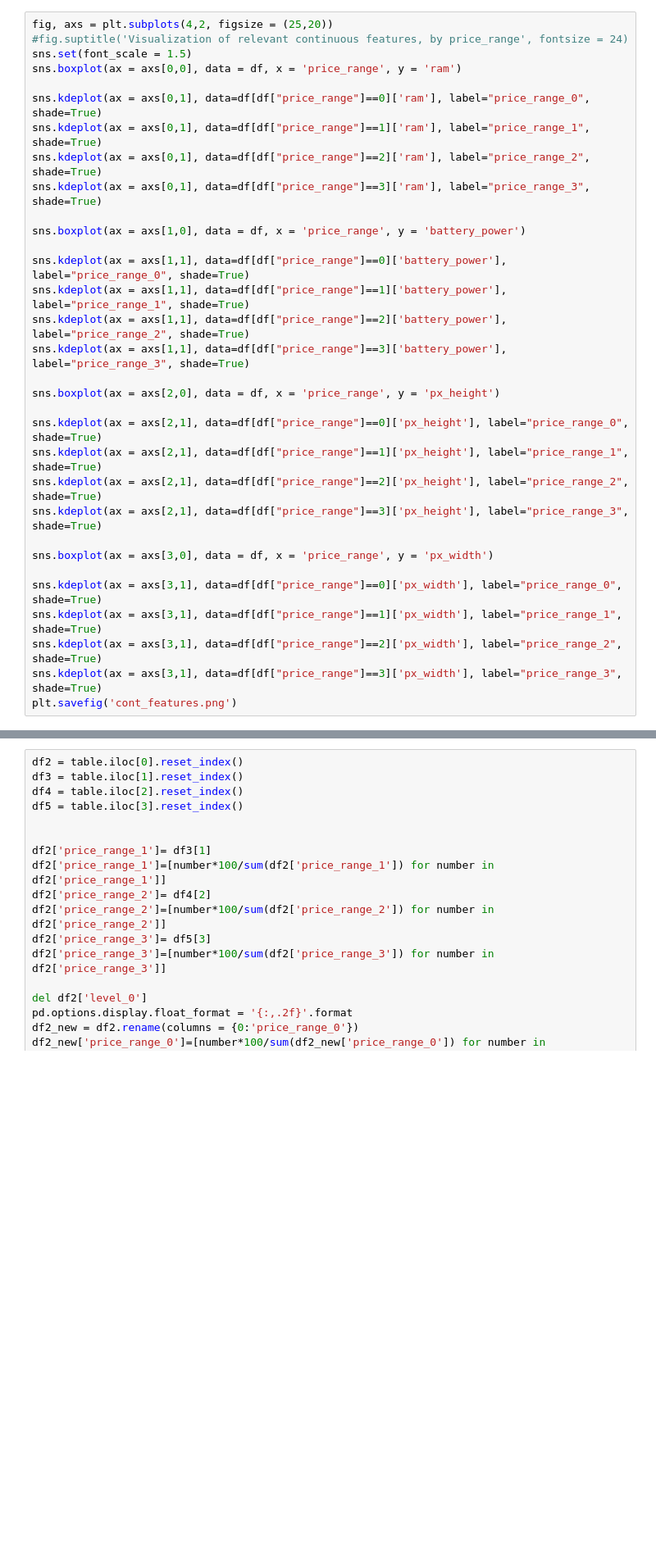
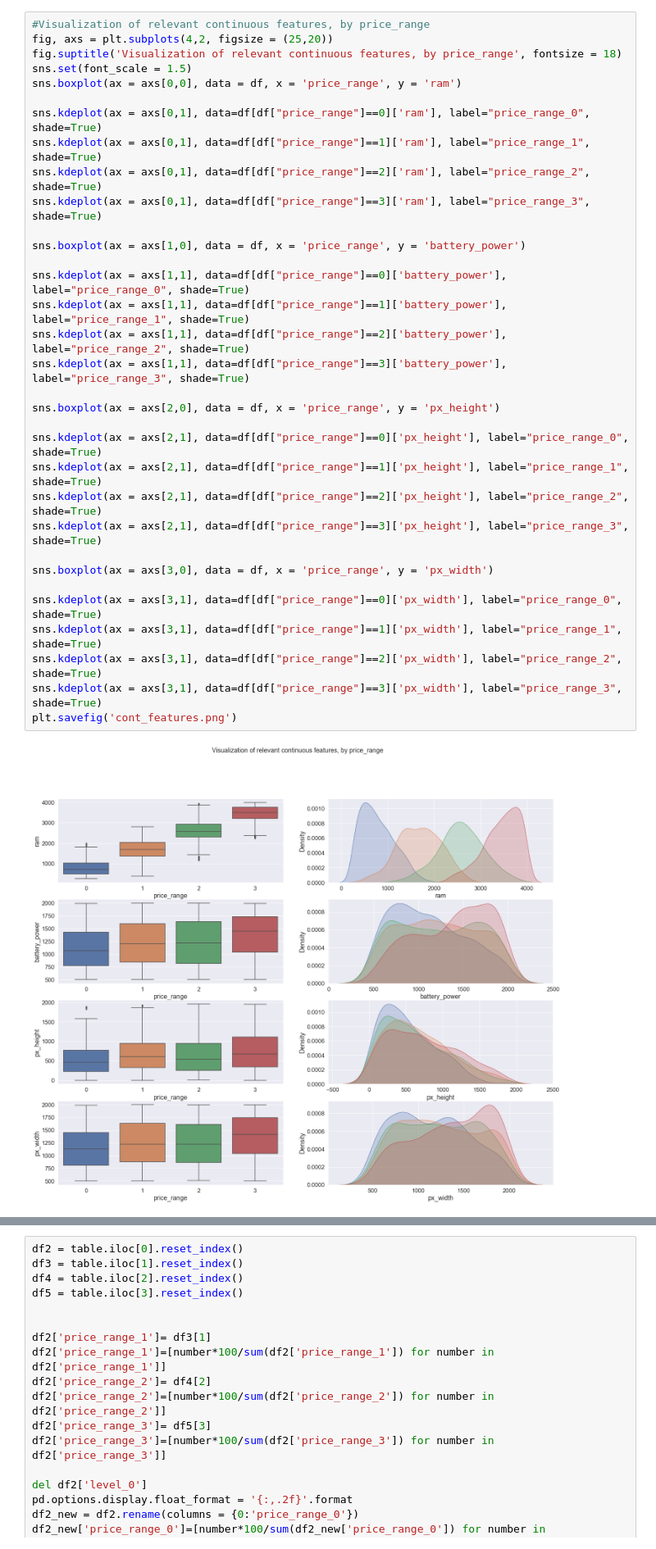
Before and after one commit to pprochon/Data_visualisation, a Jupyter notebook: Mobile_visualization.ipynb, the cells around one changed output, grey strips where cells are left out. Shown at 82% size. Saved outputs shown, nothing was run; the diff lists cells and outputs as text; blank space fills up the shorter version.

```diff
--- a/Mobile_visualization.ipynb
+++ b/Mobile_visualization.ipynb
@@ -66,33 +69,36 @@ plt.savefig('heatmap.png')
 # %%
+#Visualization of relevant continuous features, by price_range
 fig, axs = plt.subplots(4,2, figsize = (25,20))
-#fig.suptitle('Visualization of relevant continuous features, by price_range', fontsize = 24)
+fig.suptitle('Visualization of relevant continuous features, by price_range', fontsize = 18)
 sns.set(font_scale = 1.5)
 sns.boxplot(ax = axs[0,0], data = df, x = 'price_range', y = 'ram')
 
 sns.kdeplot(ax = axs[0,1], data=df[df["price_range"]==0]['ram'], label="price_range_0", shade=True)
 sns.kdeplot(ax = axs[0,1], data=df[df["price_range"]==1]['ram'], label="price_range_1", shade=True)
 sns.kdeplot(ax = axs[0,1], data=df[df["price_range"]==2]['ram'], label="price_range_2", shade=True)
 sns.kdeplot(ax = axs[0,1], data=df[df["price_range"]==3]['ram'], label="price_range_3", shade=True)
 
 sns.boxplot(ax = axs[1,0], data = df, x = 'price_range', y = 'battery_power')
 
 sns.kdeplot(ax = axs[1,1], data=df[df["price_range"]==0]['battery_power'], label="price_range_0", shade=True)
 sns.kdeplot(ax = axs[1,1], data=df[df["price_range"]==1]['battery_power'], label="price_range_1", shade=True)
 sns.kdeplot(ax = axs[1,1], data=df[df["price_range"]==2]['battery_power'], label="price_range_2", shade=True)
 sns.kdeplot(ax = axs[1,1], data=df[df["price_range"]==3]['battery_power'], label="price_range_3", shade=True)
 
 sns.boxplot(ax = axs[2,0], data = df, x = 'price_range', y = 'px_height')
 
 sns.kdeplot(ax = axs[2,1], data=df[df["price_range"]==0]['px_height'], label="price_range_0", shade=True)
 sns.kdeplot(ax = axs[2,1], data=df[df["price_range"]==1]['px_height'], label="price_range_1", shade=True)
 sns.kdeplot(ax = axs[2,1], data=df[df["price_range"]==2]['px_height'], label="price_range_2", shade=True)
 sns.kdeplot(ax = axs[2,1], data=df[df["price_range"]==3]['px_height'], label="price_range_3", shade=True)
 
 sns.boxplot(ax = axs[3,0], data = df, x = 'price_range', y = 'px_width')
 
 sns.kdeplot(ax = axs[3,1], data=df[df["price_range"]==0]['px_width'], label="price_range_0", shade=True)
 sns.kdeplot(ax = axs[3,1], data=df[df["price_range"]==1]['px_width'], label="price_range_1", shade=True)
 sns.kdeplot(ax = axs[3,1], data=df[df["price_range"]==2]['px_width'], label="price_range_2", shade=True)
 sns.kdeplot(ax = axs[3,1], data=df[df["price_range"]==3]['px_width'], label="price_range_3", shade=True)
 plt.savefig('cont_features.png')
+# %% [output]
+[figure, added]
 # %%
```
Also changed, not shown: parts of 24 cells of this notebook, 3 other files.
